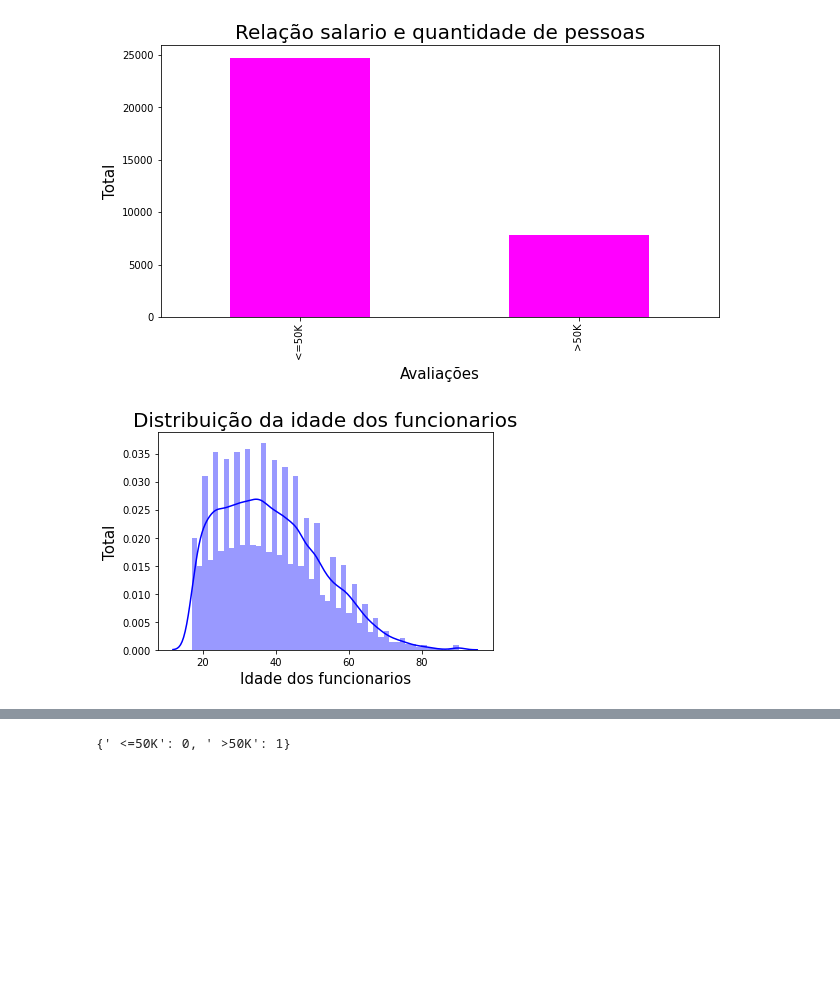
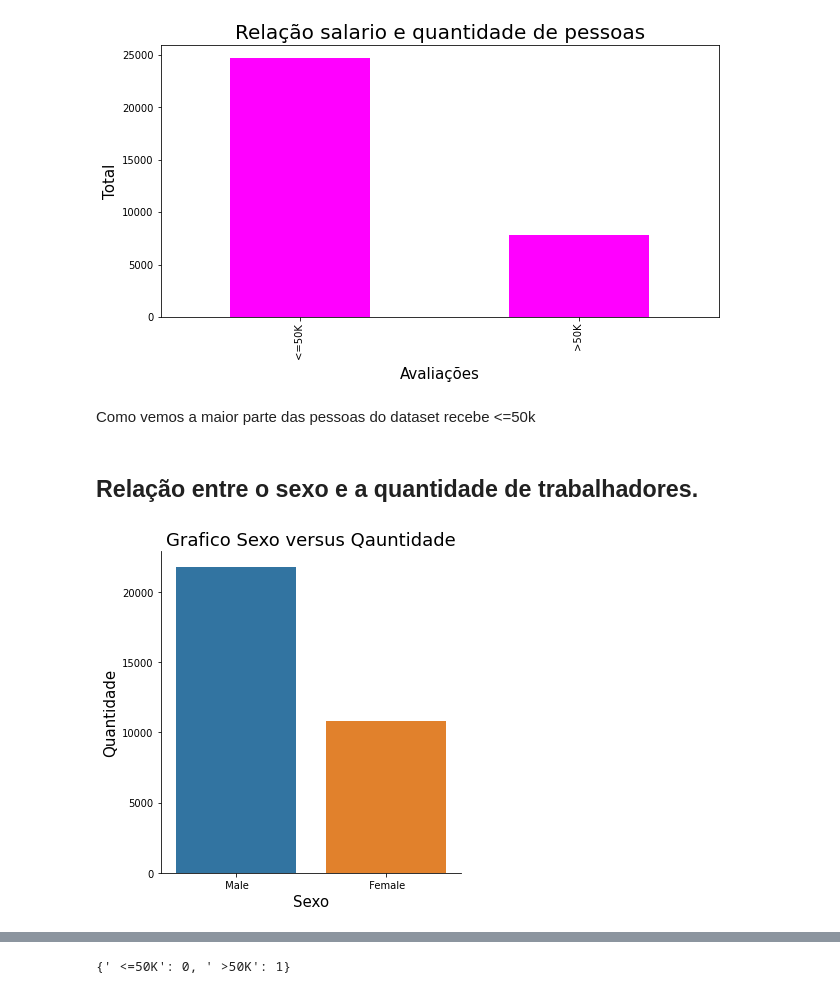
Before and after one commit to bernardo300/ML-algoritmos, a Jupyter notebook: tree/census_data_florest.ipynb, the cells around one changed output, grey strips where cells are left out. Cells and saved outputs as stored; diff of their text form; code cells hidden in the pictures; blank space fills up the shorter version.

```diff
--- a/tree/census_data_florest.ipynb
+++ b/tree/census_data_florest.ipynb
@@ -27,11 +53,15 @@ plt.ylabel('Total', fontsize=15)
 plt.show()
 # %% [output]
 [figure]
+# %% [markdown]
+Como vemos a maior parte das pessoas do dataset recebe <=50k
+# %% [markdown]
+## Relação entre o sexo e a quantidade de trabalhadores.
 # %%
-sns.distplot(base['age'],color='blue')
-plt.title('Distribuição da idade dos funcionarios', fontsize=20)
-plt.xlabel('Idade dos funcionarios', fontsize=15)
-plt.ylabel('Total', fontsize=15)
+sns.catplot(x= 'sex', kind="count", data=base)
+plt.title('Grafico Sexo versus Qauntidade',fontsize=18)
+plt.xlabel('Sexo',fontsize=15)
+plt.ylabel('Quantidade',fontsize=15)
 plt.show()
 # %% [output]
-[figure, old version]
+[figure, new version]
```
Also changed, not shown: parts of 21 cells of this notebook.
